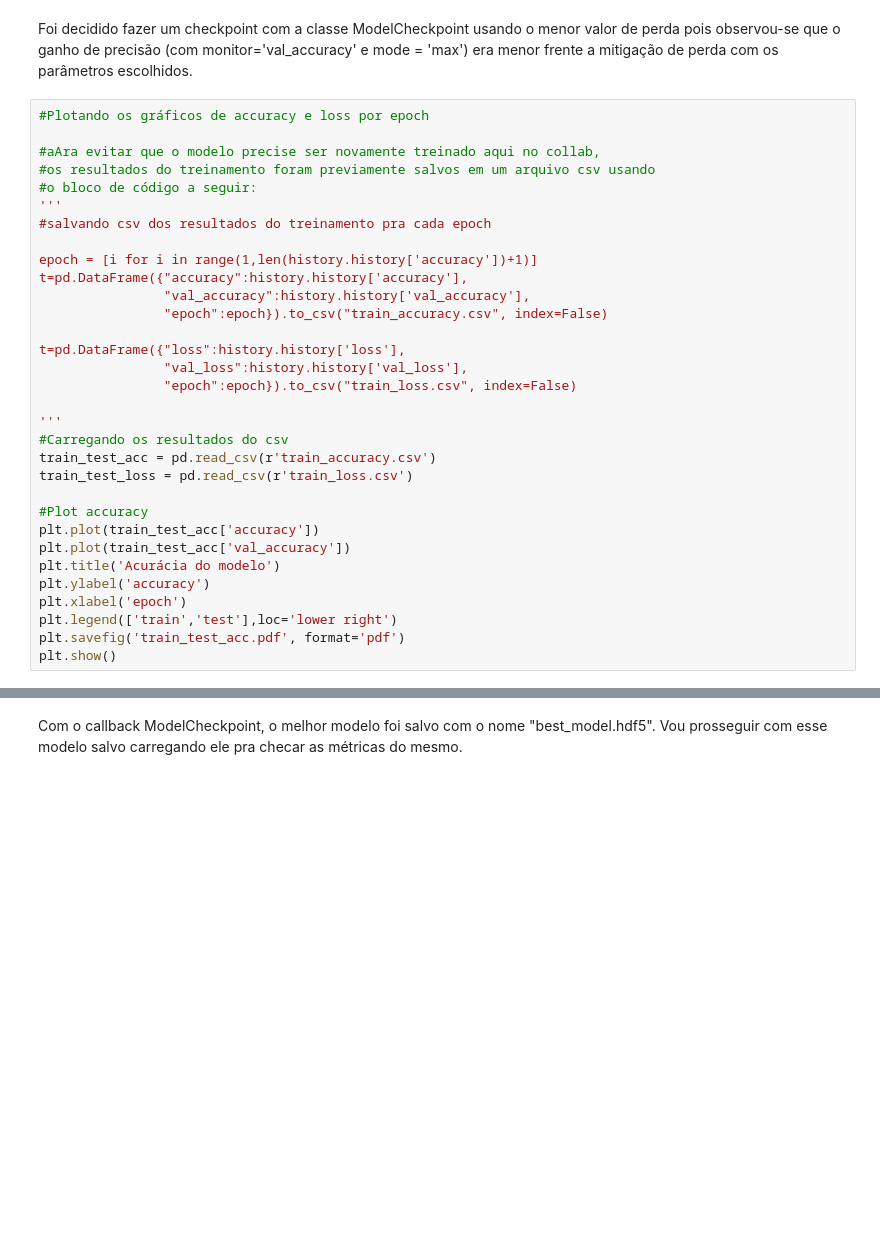
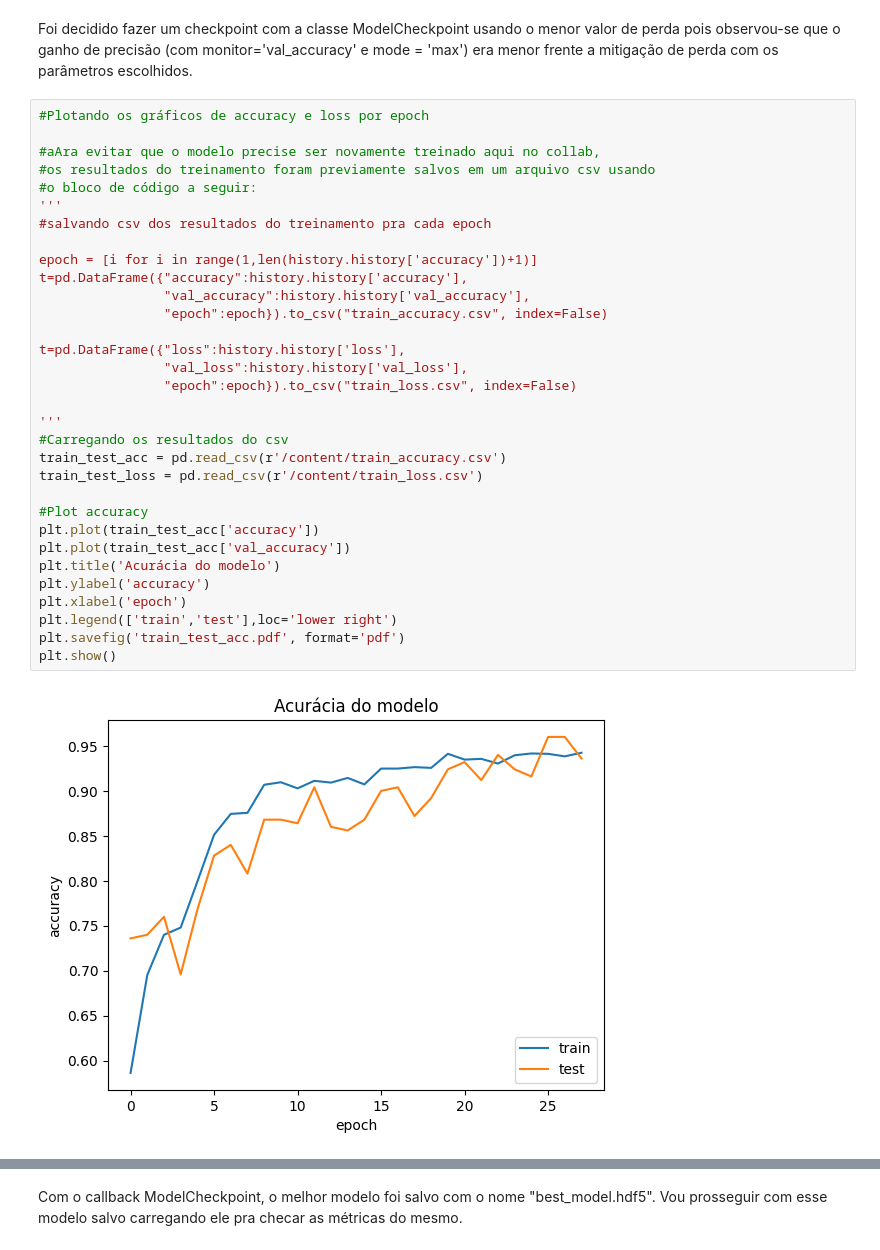
Before and after one commit to Vinicius-S-Grilo/Portfolio, a Jupyter notebook: MVP.ipynb, the cells around one changed output, grey strips where cells are left out. Cells and saved outputs as stored; diff of their text form; blank space fills up the shorter version.

```diff
--- a/MVP.ipynb
+++ b/MVP.ipynb
@@ -860,35 +886,37 @@ Foi decidido fazer um checkpoint com a classe ModelCheckpoint usando o menor val
 # %%
 #Plotando os gráficos de accuracy e loss por epoch
 
 #aAra evitar que o modelo precise ser novamente treinado aqui no collab,
 #os resultados do treinamento foram previamente salvos em um arquivo csv usando
 #o bloco de código a seguir:
 '''
 #salvando csv dos resultados do treinamento pra cada epoch
 
 epoch = [i for i in range(1,len(history.history['accuracy'])+1)]
 t=pd.DataFrame({"accuracy":history.history['accuracy'],
                 "val_accuracy":history.history['val_accuracy'],
                 "epoch":epoch}).to_csv("train_accuracy.csv", index=False)
 
 t=pd.DataFrame({"loss":history.history['loss'],
                 "val_loss":history.history['val_loss'],
                 "epoch":epoch}).to_csv("train_loss.csv", index=False)
 
 '''
 #Carregando os resultados do csv
-train_test_acc = pd.read_csv(r'train_accuracy.csv')
-train_test_loss = pd.read_csv(r'train_loss.csv')
+train_test_acc = pd.read_csv(r'/content/train_accuracy.csv')
+train_test_loss = pd.read_csv(r'/content/train_loss.csv')
 
 #Plot accuracy
 plt.plot(train_test_acc['accuracy'])
 plt.plot(train_test_acc['val_accuracy'])
 plt.title('Acurácia do modelo')
 plt.ylabel('accuracy')
 plt.xlabel('epoch')
 plt.legend(['train','test'],loc='lower right')
 plt.savefig('train_test_acc.pdf', format='pdf')
 plt.show()
+# %% [output]
+[figure, added]
 # %%
 #Plot loss
 plt.plot(train_test_loss['loss'])
```
Also changed, not shown: parts of 21 cells of this notebook.
